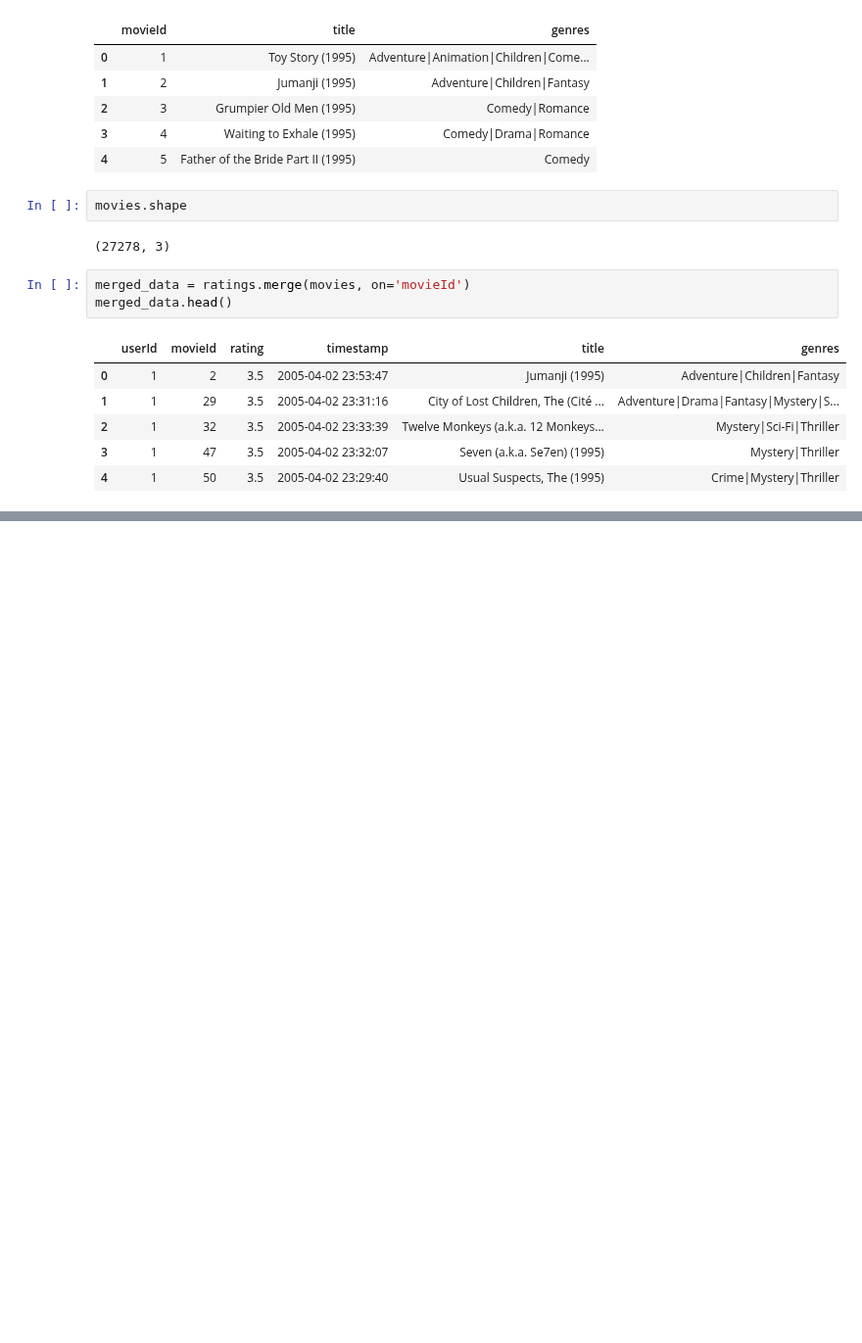
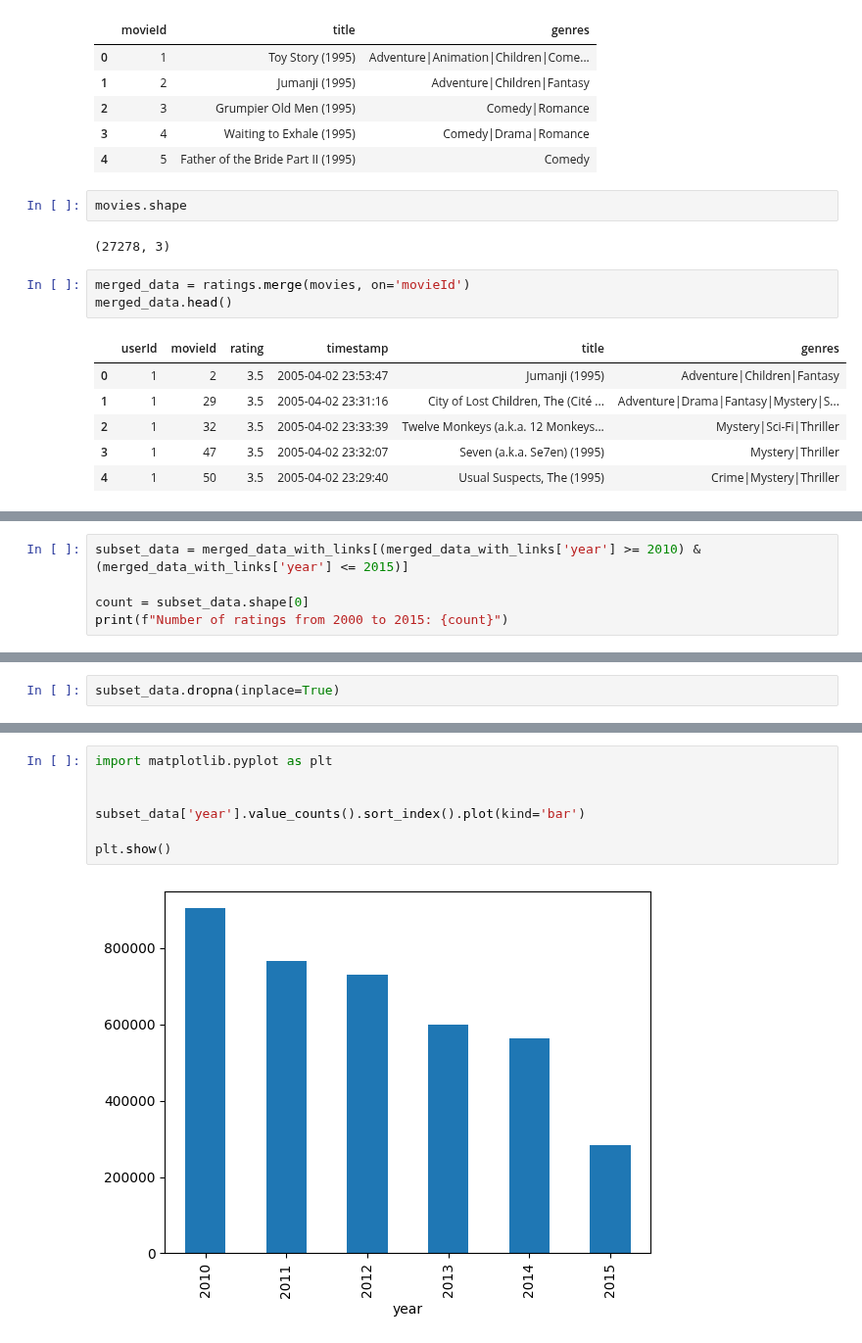
Before and after one commit to abbasatayee/collab, a Jupyter notebook: Movie_Recommendation_System.ipynb, the cells around one changed output, grey strips where cells are left out. Shown at 98% size. Saved outputs shown, nothing was run; the diff lists cells and outputs as text; blank space fills up the shorter version.

```diff
--- a/Movie_Recommendation_System.ipynb
+++ b/Movie_Recommendation_System.ipynb
@@ -100,0 +173,5 @@ sorted_data.head()
+# %%
+subset_data = merged_data_with_links[(merged_data_with_links['year'] >= 2010) & (merged_data_with_links['year'] <= 2015)]
+
+count = subset_data.shape[0]
+print(f"Number of ratings from 2000 to 2015: {count}")
@@ -100,0 +194,2 @@ sorted_data.head()
+# %%
+subset_data.dropna(inplace=True)
@@ -100,0 +229,9 @@ sorted_data.head()
+# %%
+import matplotlib.pyplot as plt
+
+
+subset_data['year'].value_counts().sort_index().plot(kind='bar')
+
+plt.show()
+# %% [output]
+[figure, added]
```
Also changed, not shown: parts of 31 cells of this notebook.
